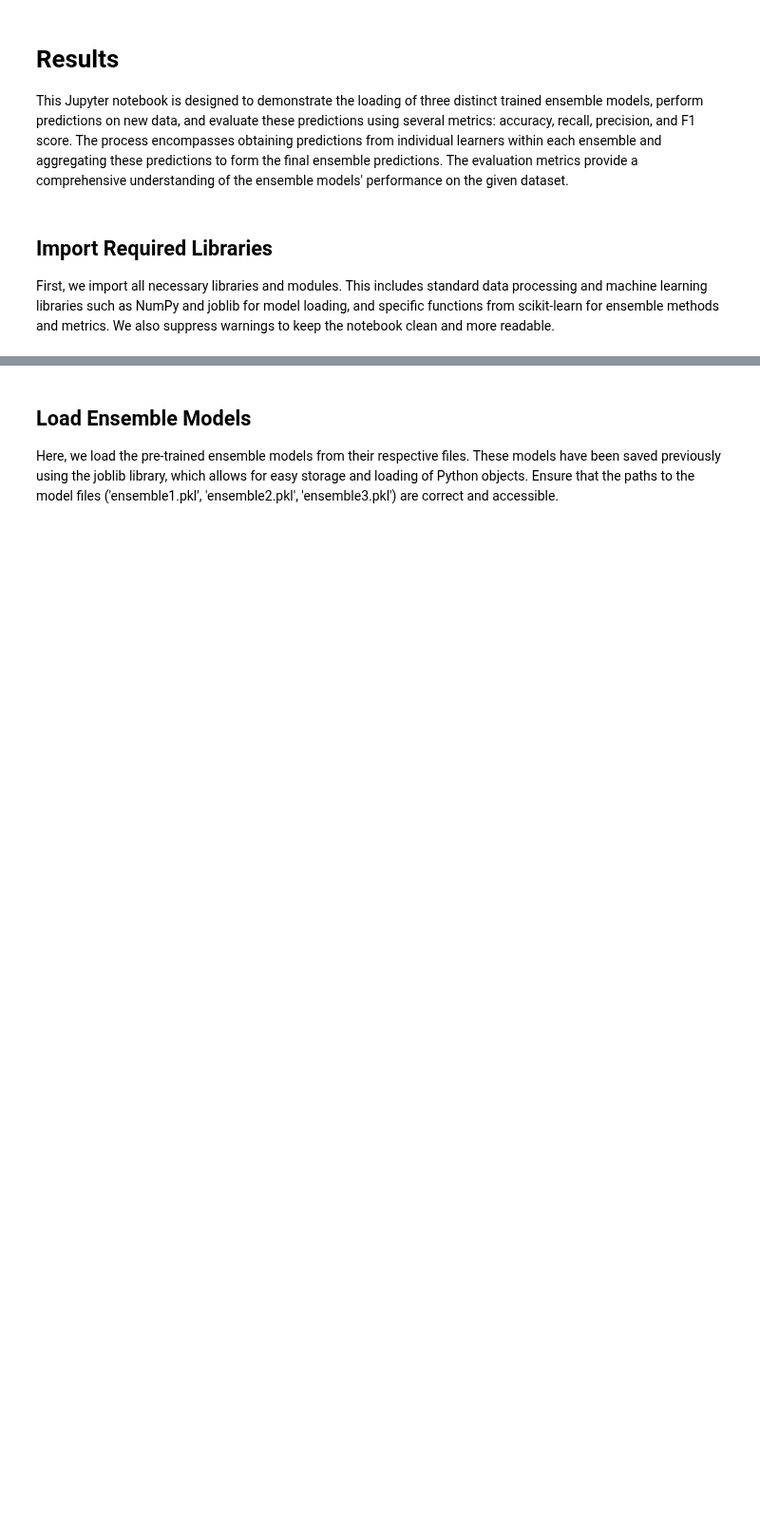
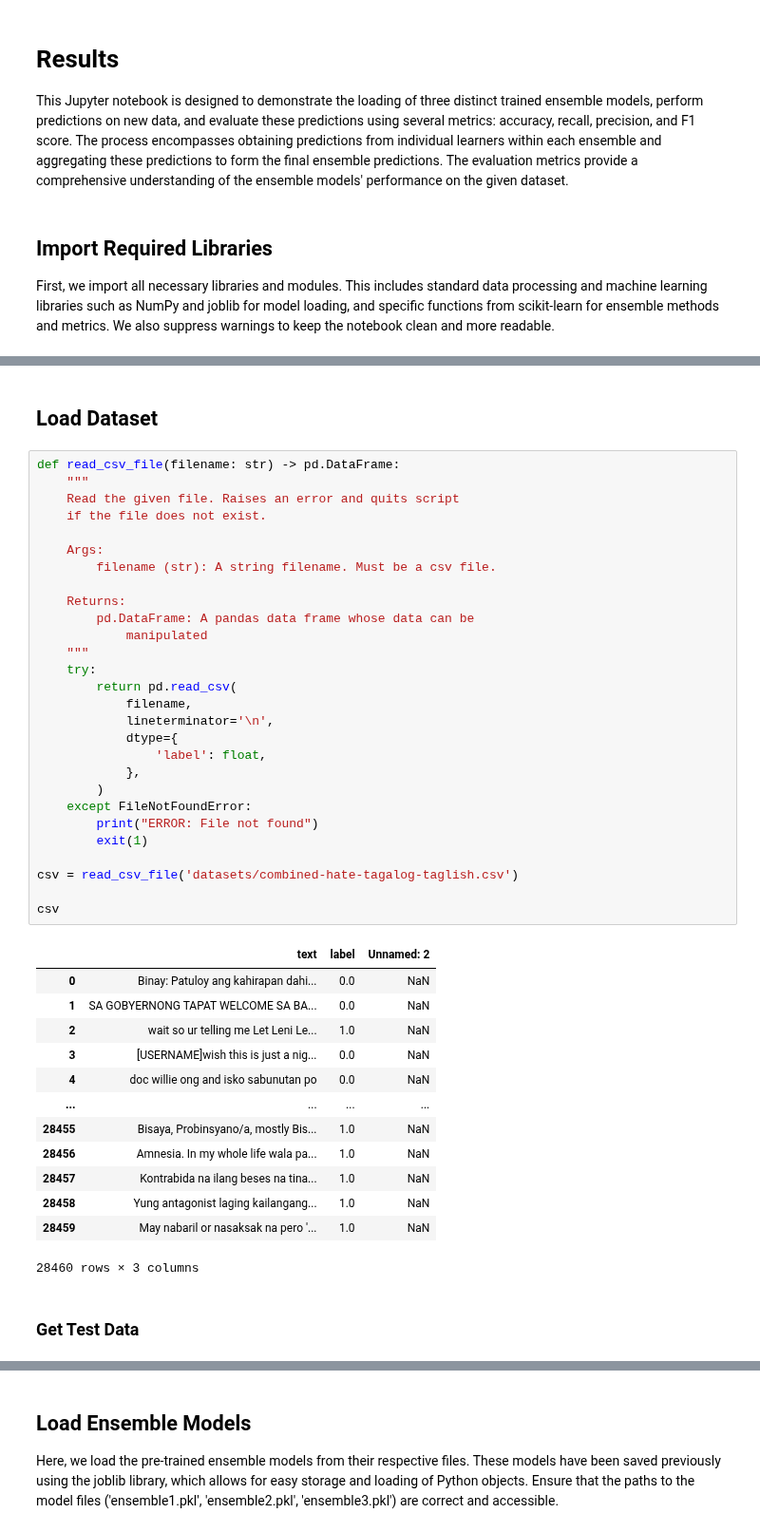
Before and after one commit to NateCross/tag-hate-elf, a Jupyter notebook: results.ipynb, the cells around one changed output, grey strips where cells are left out. Shown at 95% size. Saved outputs shown, nothing was run; the diff lists cells and outputs as text; blank space fills up the shorter version.

```diff
--- a/results.ipynb
+++ b/results.ipynb
@@ -15,0 +27,46 @@ import numpy as np
+# %% [markdown]
+## Load Dataset
+# %%
+def read_csv_file(filename: str) -> pd.DataFrame:
+    """
+    Read the given file. Raises an error and quits script
+    if the file does not exist.
+
+    Args:
+        filename (str): A string filename. Must be a csv file.
+
+    Returns:
+        pd.DataFrame: A pandas data frame whose data can be
+            manipulated
+    """
+    try:
+        return pd.read_csv(
+            filename,
+            lineterminator='\n',
+            dtype={
+                'label': float,
+            },
+        )
+    except FileNotFoundError:
+        print("ERROR: File not found")
+        exit(1)
+
+csv = read_csv_file('datasets/combined-hate-tagalog-taglish.csv')
+
+csv
+# %% [output]
+|  | text | label | Unnamed: 2 |
+| 0 | Binay: Patuloy ang kahirapan dahi... | 0.0 | NaN |
+| 1 | SA GOBYERNONG TAPAT WELCOME SA BA... | 0.0 | NaN |
+| 2 | wait so ur telling me Let Leni Le... | 1.0 | NaN |
+| 3 | [USERNAME]wish this is just a nig... | 0.0 | NaN |
+| 4 | doc willie ong and isko sabunutan po | 0.0 | NaN |
+| ... | ... | ... | ... |
+| 28455 | Bisaya, Probinsyano/a, mostly Bis... | 1.0 | NaN |
+| 28456 | Amnesia. In my whole life wala pa... | 1.0 | NaN |
+| 28457 | Kontrabida na ilang beses na tina... | 1.0 | NaN |
+| 28458 | Yung antagonist laging kailangang... | 1.0 | NaN |
+| 28459 | May nabaril or nasaksak na pero '... | 1.0 | NaN |
+28460 rows × 3 columns
+# %% [markdown]
+### Get Test Data
```
Also changed, not shown: parts of 18 cells of this notebook, 1 other file.
